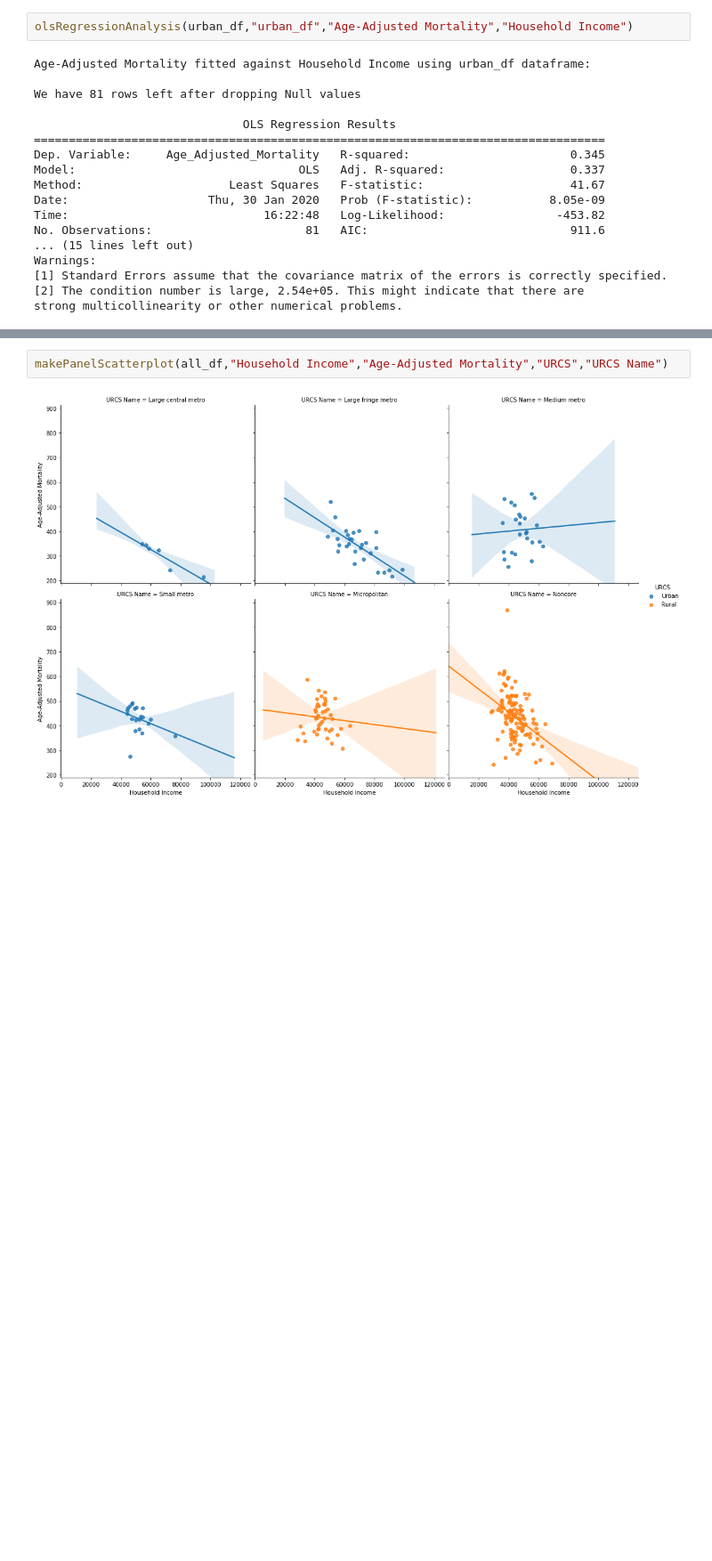
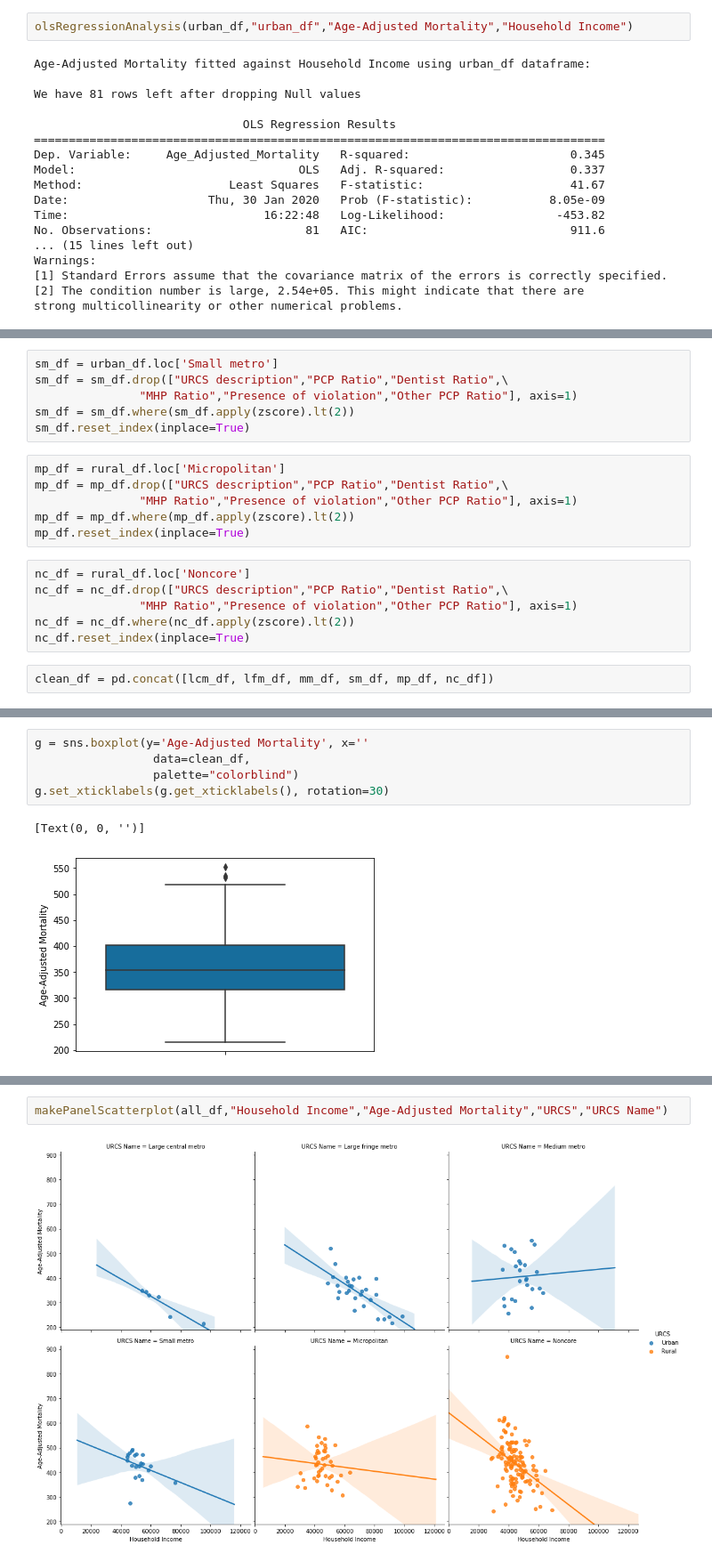
Before and after one commit to kipmadden/Urban-vs.-Rural-Health-Outcomes, a Jupyter notebook: Kip2.ipynb, the cells around one changed output, grey strips where cells are left out. Shown at 89% size. Drawn from its saved outputs; the diff is of its cells as text; blank space fills up the shorter version.

```diff
--- a/Kip2.ipynb
+++ b/Kip2.ipynb
@@ -436,0 +478,20 @@ a
+# %%
+sm_df = urban_df.loc['Small metro']
+sm_df = sm_df.drop(["URCS description","PCP Ratio","Dentist Ratio",\
+               "MHP Ratio","Presence of violation","Other PCP Ratio"], axis=1)
+sm_df = sm_df.where(sm_df.apply(zscore).lt(2))
+sm_df.reset_index(inplace=True)
+# %%
+mp_df = rural_df.loc['Micropolitan']
+mp_df = mp_df.drop(["URCS description","PCP Ratio","Dentist Ratio",\
+               "MHP Ratio","Presence of violation","Other PCP Ratio"], axis=1)
+mp_df = mp_df.where(mp_df.apply(zscore).lt(2))
+mp_df.reset_index(inplace=True)
+# %%
+nc_df = rural_df.loc['Noncore']
+nc_df = nc_df.drop(["URCS description","PCP Ratio","Dentist Ratio",\
+               "MHP Ratio","Presence of violation","Other PCP Ratio"], axis=1)
+nc_df = nc_df.where(nc_df.apply(zscore).lt(2))
+nc_df.reset_index(inplace=True)
+# %%
+clean_df = pd.concat([lcm_df, lfm_df, mm_df, sm_df, mp_df, nc_df])
@@ -436,0 +508,8 @@ a
+# %%
+g = sns.boxplot(y='Age-Adjusted Mortality', x=''
+                 data=clean_df,
+                 palette="colorblind")
+g.set_xticklabels(g.get_xticklabels(), rotation=30)
+# %% [output]
+[Text(0, 0, '')]
+[figure, added]
```
Also changed, not shown: parts of 24 cells of this notebook.
